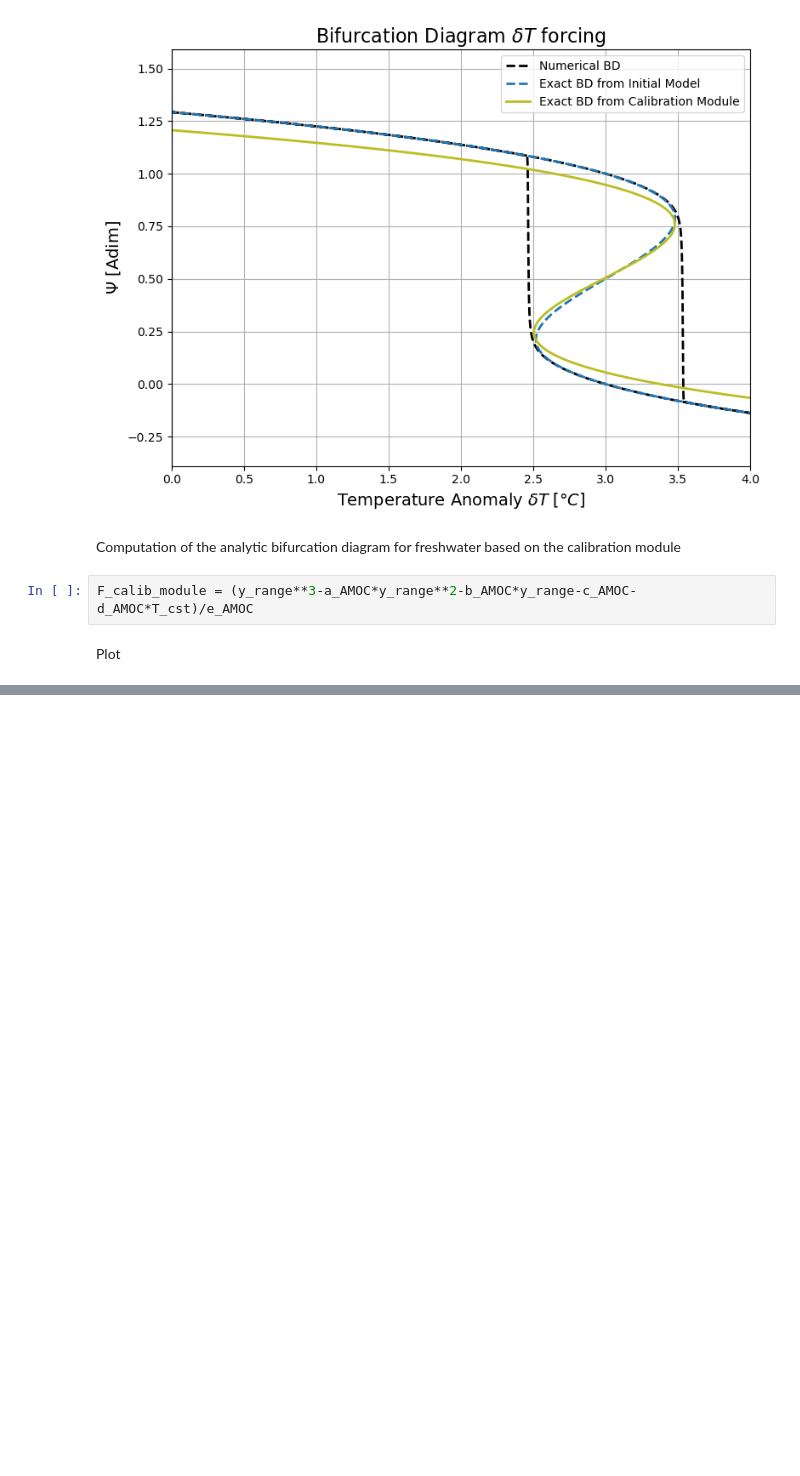
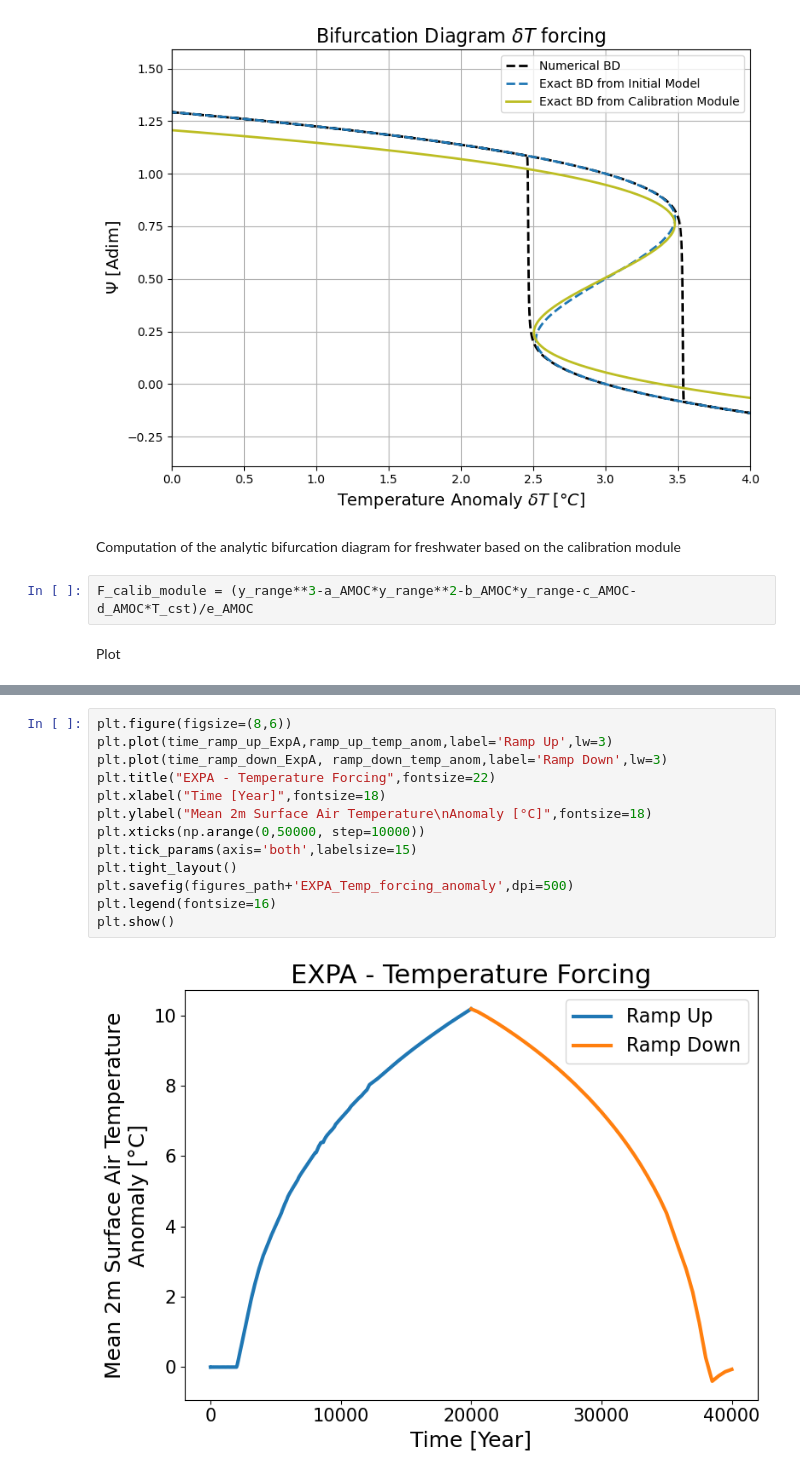
Before and after one commit to VUB-HYDR/2025_Laridon_etal_ORE, a Jupyter notebook: ATCM.ipynb, the cells around one changed output, grey strips where cells are left out. Cells and saved outputs as stored; diff of their text form; blank space fills up the shorter version.

```diff
--- a/ATCM.ipynb
+++ b/ATCM.ipynb
@@ -840,0 +656,15 @@ plt.show()
+# %%
+plt.figure(figsize=(8,6))
+plt.plot(time_ramp_up_ExpA,ramp_up_temp_anom,label='Ramp Up',lw=3)
+plt.plot(time_ramp_down_ExpA, ramp_down_temp_anom,label='Ramp Down',lw=3)
+plt.title("EXPA - Temperature Forcing",fontsize=22)
+plt.xlabel("Time [Year]",fontsize=18)
+plt.ylabel("Mean 2m Surface Air Temperature\nAnomaly [°C]",fontsize=18)
+plt.xticks(np.arange(0,50000, step=10000))
+plt.tick_params(axis='both',labelsize=15)
+plt.tight_layout()
+plt.savefig(figures_path+'EXPA_Temp_forcing_anomaly',dpi=500)
+plt.legend(fontsize=16)
+plt.show()
+# %% [output]
+[figure, added]
```
Also changed, not shown: parts of 65 cells of this notebook, 16 other files.
